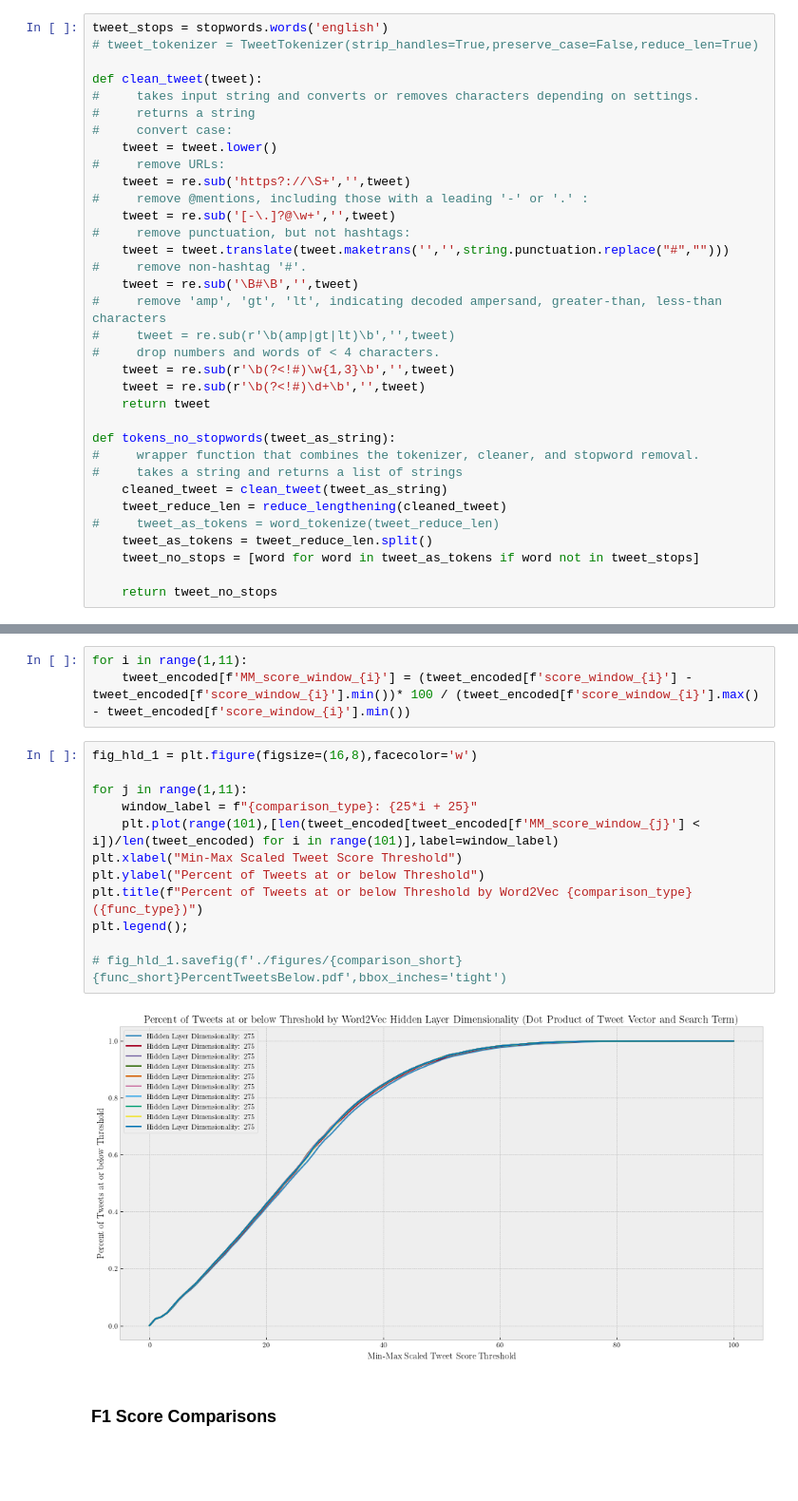
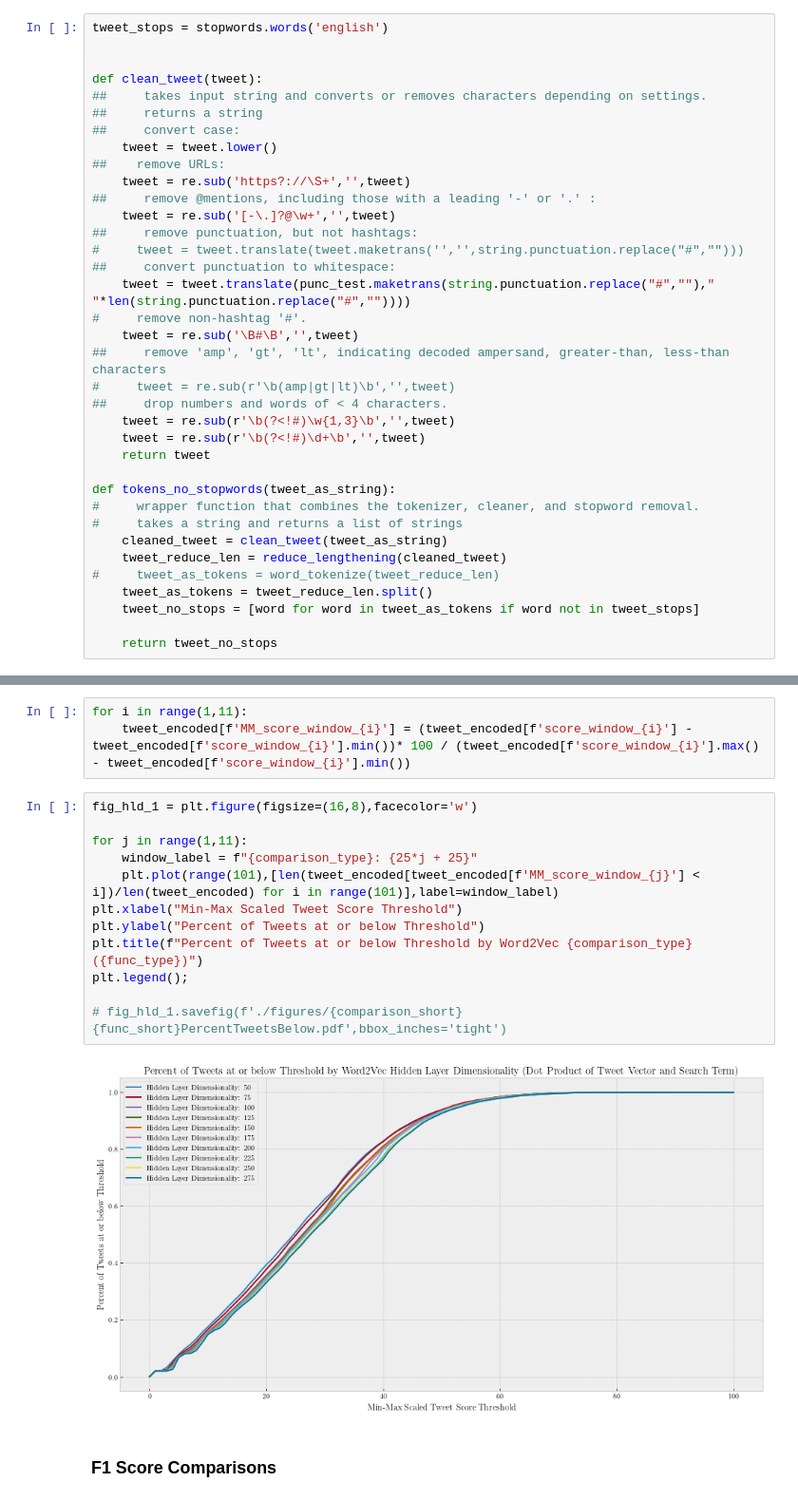
Before and after one commit to brownworth/TwitterDisaster, a Jupyter notebook: ThesisCode.ipynb, the cells around one changed output, grey strips where cells are left out. Shown at 95% size. Saved outputs shown, nothing was run; the diff lists cells and outputs as text; blank space fills up the shorter version.

Commit message:
Correction Results
These are the results of the corrections to the inequality function and the adjustment to the punctuation parsing function.

```diff
--- a/ThesisCode.ipynb
+++ b/ThesisCode.ipynb
@@ -58,23 +56,25 @@ punc_test.translate(punc_test.maketrans('','',string.punctuation.replace("#","")
 # %%
 tweet_stops = stopwords.words('english')
-# tweet_tokenizer = TweetTokenizer(strip_handles=True,preserve_case=False,reduce_len=True)
+
 
 def clean_tweet(tweet):
-#     takes input string and converts or removes characters depending on settings.
-#     returns a string
-#     convert case:
+##     takes input string and converts or removes characters depending on settings.
+##     returns a string
+##     convert case:
     tweet = tweet.lower()
-#     remove URLs:
+##    remove URLs:
     tweet = re.sub('https?://\S+','',tweet)
-#     remove @mentions, including those with a leading '-' or '.' :
+##     remove @mentions, including those with a leading '-' or '.' :
     tweet = re.sub('[-\.]?@\w+','',tweet)
-#     remove punctuation, but not hashtags:
-    tweet = tweet.translate(tweet.maketrans('','',string.punctuation.replace("#","")))
+##     remove punctuation, but not hashtags:
+#     tweet = tweet.translate(tweet.maketrans('','',string.punctuation.replace("#","")))
+##     convert punctuation to whitespace:
+    tweet = tweet.translate(punc_test.maketrans(string.punctuation.replace("#","")," "*len(string.punctuation.replace("#",""))))
 #     remove non-hashtag '#'.
     tweet = re.sub('\B#\B','',tweet)
-#     remove 'amp', 'gt', 'lt', indicating decoded ampersand, greater-than, less-than characters
+##     remove 'amp', 'gt', 'lt', indicating decoded ampersand, greater-than, less-than characters
 #     tweet = re.sub(r'\b(amp|gt|lt)\b','',tweet)
-#     drop numbers and words of < 4 characters.
+##     drop numbers and words of < 4 characters.
     tweet = re.sub(r'\b(?<!#)\w{1,3}\b','',tweet)
     tweet = re.sub(r'\b(?<!#)\d+\b','',tweet)
     return tweet
@@ -598,17 +598,17 @@ for i in range(1,11):
 # %%
 fig_hld_1 = plt.figure(figsize=(16,8),facecolor='w')
 
 for j in range(1,11):
-    window_label = f"{comparison_type}: {25*i + 25}"
+    window_label = f"{comparison_type}: {25*j + 25}"
     plt.plot(range(101),[len(tweet_encoded[tweet_encoded[f'MM_score_window_{j}'] < i])/len(tweet_encoded) for i in range(101)],label=window_label)
 plt.xlabel("Min-Max Scaled Tweet Score Threshold")
 plt.ylabel("Percent of Tweets at or below Threshold")
 plt.title(f"Percent of Tweets at or below Threshold by Word2Vec {comparison_type} ({func_type})")
 plt.legend();
 
 # fig_hld_1.savefig(f'./figures/{comparison_short}{func_short}PercentTweetsBelow.pdf',bbox_inches='tight')
 # %% [output]
-[figure, old version]
+[figure, new version]
 # %% [markdown]
 ### F1 Score Comparisons
 # %%
```
Also changed, not shown: parts of 17 cells of this notebook.
